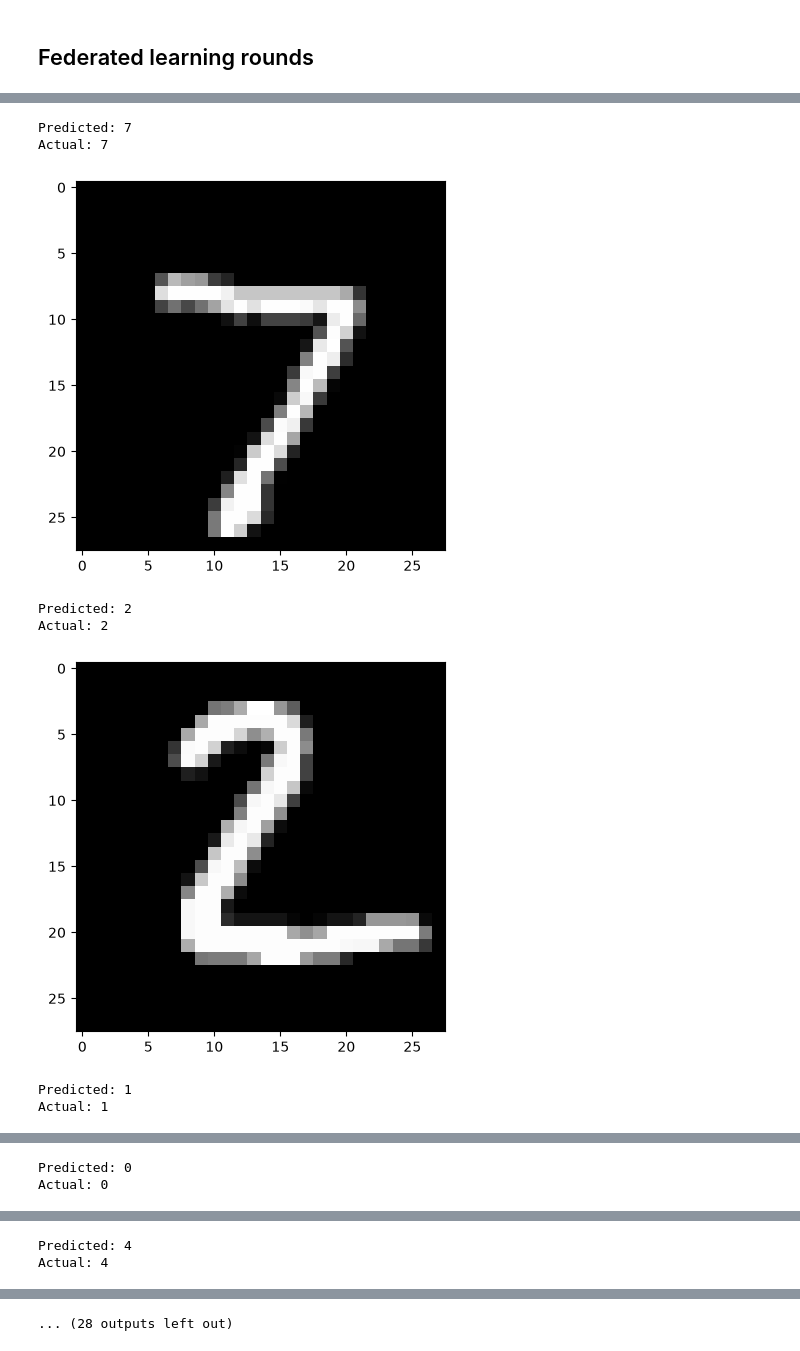
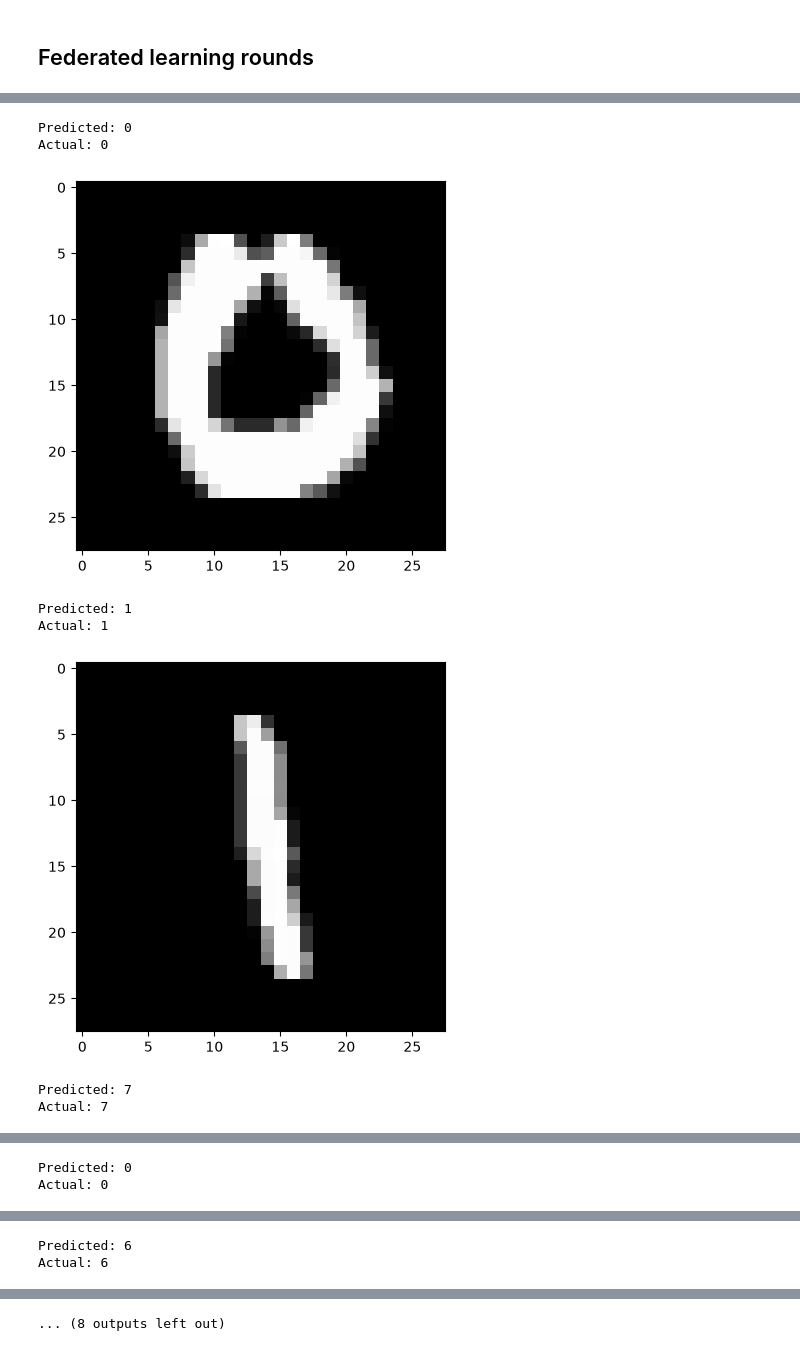
Before and after one commit to RkP17/federated_learning_playground, a Jupyter notebook: 02_federated_learning/federated_learning_basics.ipynb, the cells around one changed output, grey strips where cells are left out. Cells and saved outputs as stored; diff of their text form; code cells hidden in the pictures.

```diff
--- a/02_federated_learning/federated_learning_basics.ipynb
+++ b/02_federated_learning/federated_learning_basics.ipynb
@@ -489,23 +622,23 @@ Client 3 test loss: 0.095380416134469
 # %%
 global_model.eval()
 
-for i in range(20):
+for i in range(5990,6000):
     image, label = test_data[i]
     with torch.no_grad():
         output = global_model(image.unsqueeze(0))
         _,predicted = torch.max(output,1)
 
     print("Predicted:", predicted.item())
     print("Actual:", label)
 
     plt.imshow(image.squeeze(), cmap="gray")
     plt.show()
 # %% [output]
-Predicted: 7
-Actual: 7
+Predicted: 0
+Actual: 0
-[figure, old version]
+[figure, new version]
-Predicted: 2
-Actual: 2
+Predicted: 1
+Actual: 1
-[figure, old version]
+[figure, new version]
-Predicted: 1
-Actual: 1
+Predicted: 7
+Actual: 7
@@ -516,2 +649,2 @@ Actual: 0
-Predicted: 4
-Actual: 4
+Predicted: 6
+Actual: 6
@@ -522 +655 @@ Actual: 1
-... (28 outputs left out)
+... (8 outputs left out)
```
Also changed, not shown: parts of 9 cells of this notebook, 2 other files.
